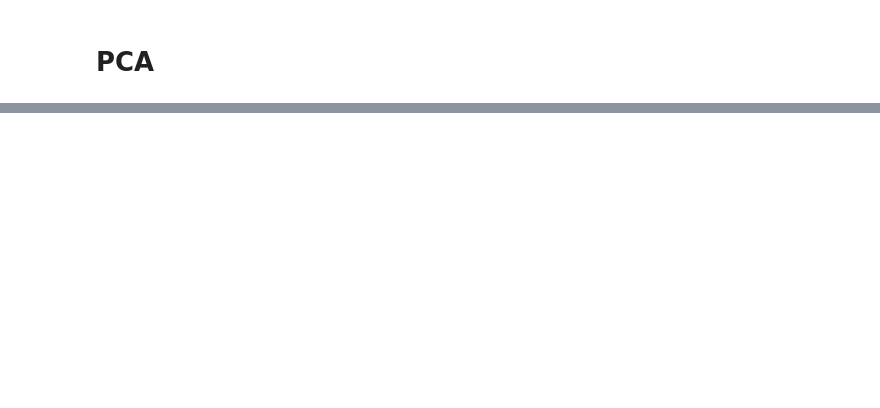
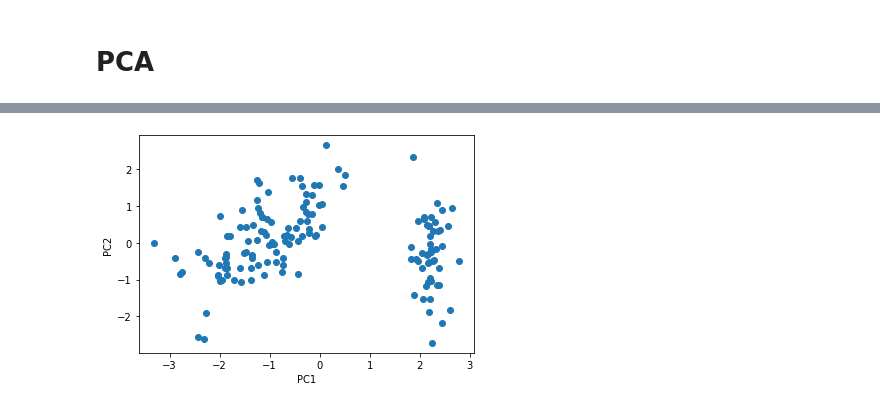
Before and after one commit to Monicasfe/SIB, a Jupyter notebook: scripts/M_eval1.ipynb, the cells around one changed output, grey strips where cells are left out. Saved outputs shown, nothing was run; the diff lists cells and outputs as text; code cells hidden in the pictures; blank space fills up the shorter version.

```diff
--- a/scripts/M_eval1.ipynb
+++ b/scripts/M_eval1.ipynb
@@ -150,6 +150,8 @@ plt.show()
 from src.si.unsupervised.PCA import PCA
 pca = PCA(2, method='svd')
 # %%
-reduced = pca.fit_transform(iris)
+import numpy as np
+reduced = pca.fit_transform(iris)[0]
 print(pca.explained_variances())
+print(np.sum(pca.explained_variances()))
 # %% [output]
@@ -156,0 +160,4 @@ print(pca.explained_variances())
+# %%
+iris_pca = Dataset(reduced,iris.Y,xnames=['pc1','pc2'],yname='class')
+ir = iris_pca.toDataframe()
+ir
@@ -156,0 +178,7 @@ print(pca.explained_variances())
+# %%
+plt.scatter(iris_pca.X[:,0], iris_pca.X[:,1])
+plt.xlabel("PC1")
+plt.ylabel("PC2")
+plt.show()
+# %% [output]
+[figure, added]
```
Also changed, not shown: parts of 4 cells of this notebook, 2 other files.
